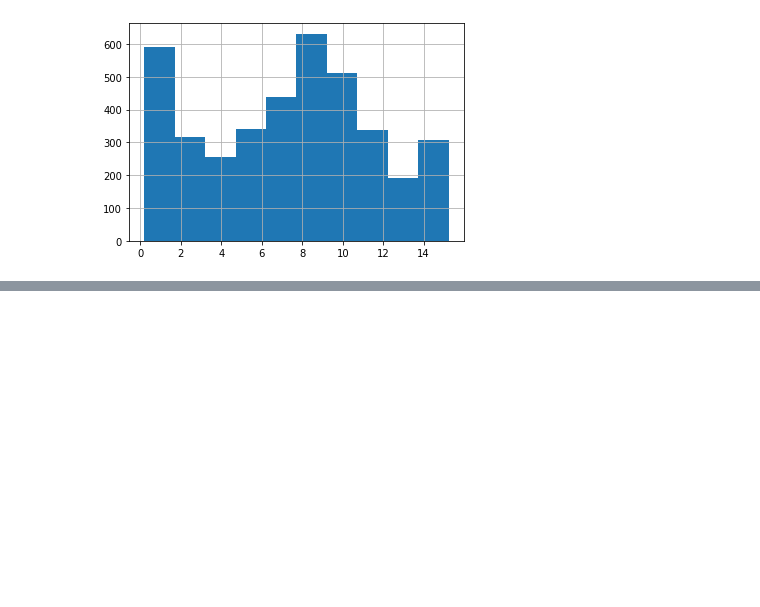
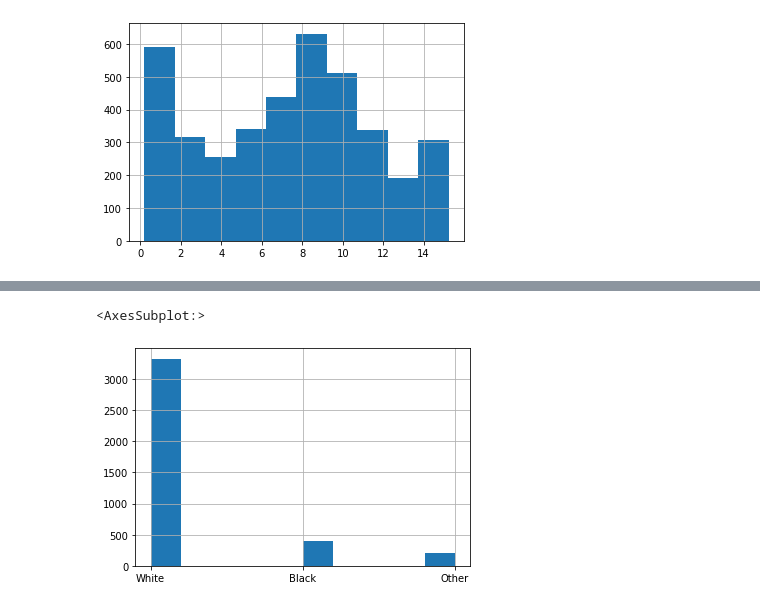
Before and after one commit to SzMatej/IAU_2020-2021, a Jupyter notebook: Project_phase_2.ipynb, the cells around one changed output, grey strips where cells are left out. Drawn from its saved outputs; the diff is of its cells as text; code cells hidden in the pictures; blank space fills up the shorter version.

```diff
--- a/Project_phase_2.ipynb
+++ b/Project_phase_2.ipynb
@@ -926,0 +1004,2 @@ data['kurtosis_oxygen'].hist()
+# %%
+data = replace_with_quantiles(data, 'skewness_oxygen')
@@ -926,0 +1010,2 @@ data['kurtosis_oxygen'].hist()
+# %%
+data = replace_with_quantiles(data, 'std_oxygen')
@@ -926,0 +1016,2 @@ data['kurtosis_oxygen'].hist()
+# %%
+data = replace_with_quantiles(data, 'skewness_glucose')
@@ -926,0 +1022,2 @@ data['kurtosis_oxygen'].hist()
+# %%
+data = replace_with_quantiles(data, 'std_glucose')
@@ -946,0 +1097,5 @@ memory usage: 704.6+ KB
+# %%
+data['race'].hist()
+# %% [output]
+<AxesSubplot:>
+[figure, added]
```
Also changed, not shown: parts of 44 cells of this notebook.
